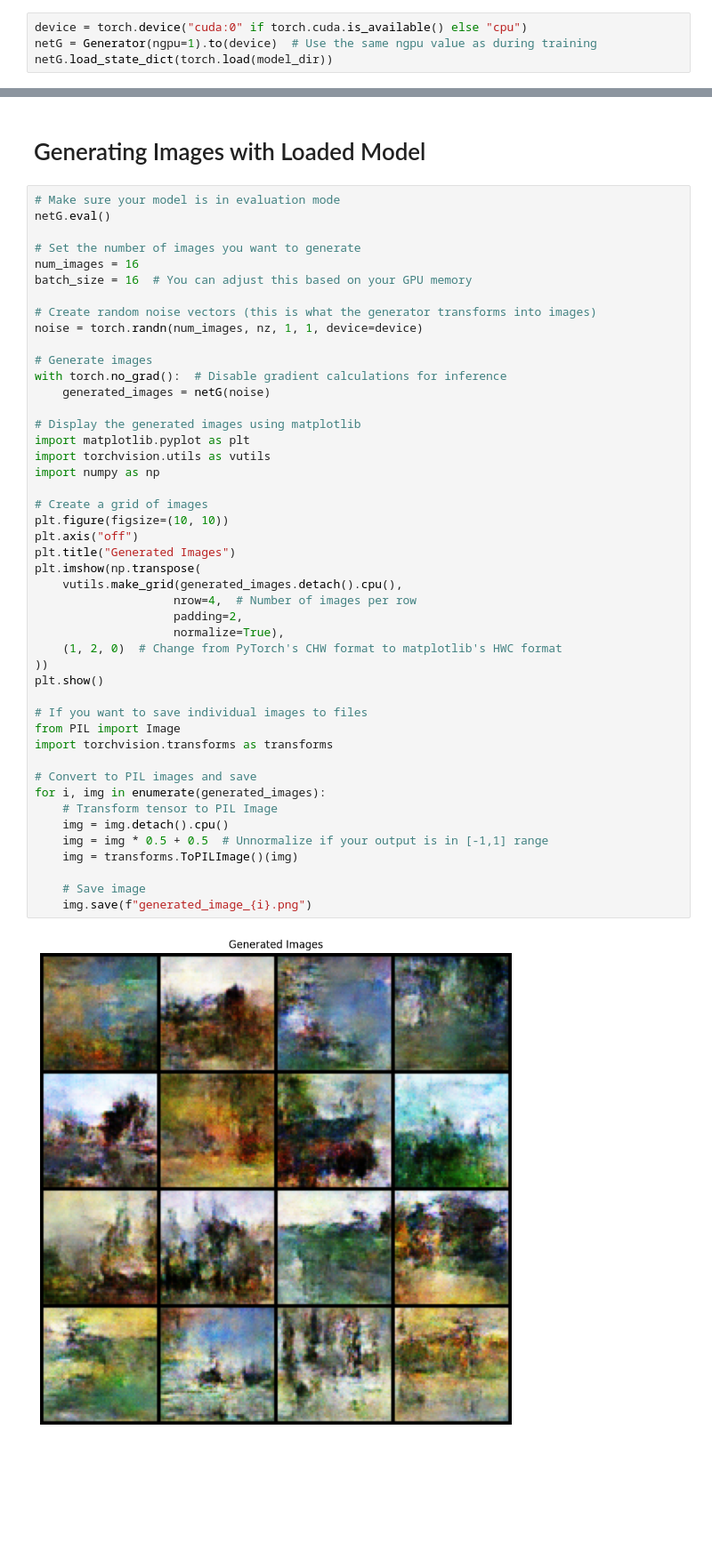
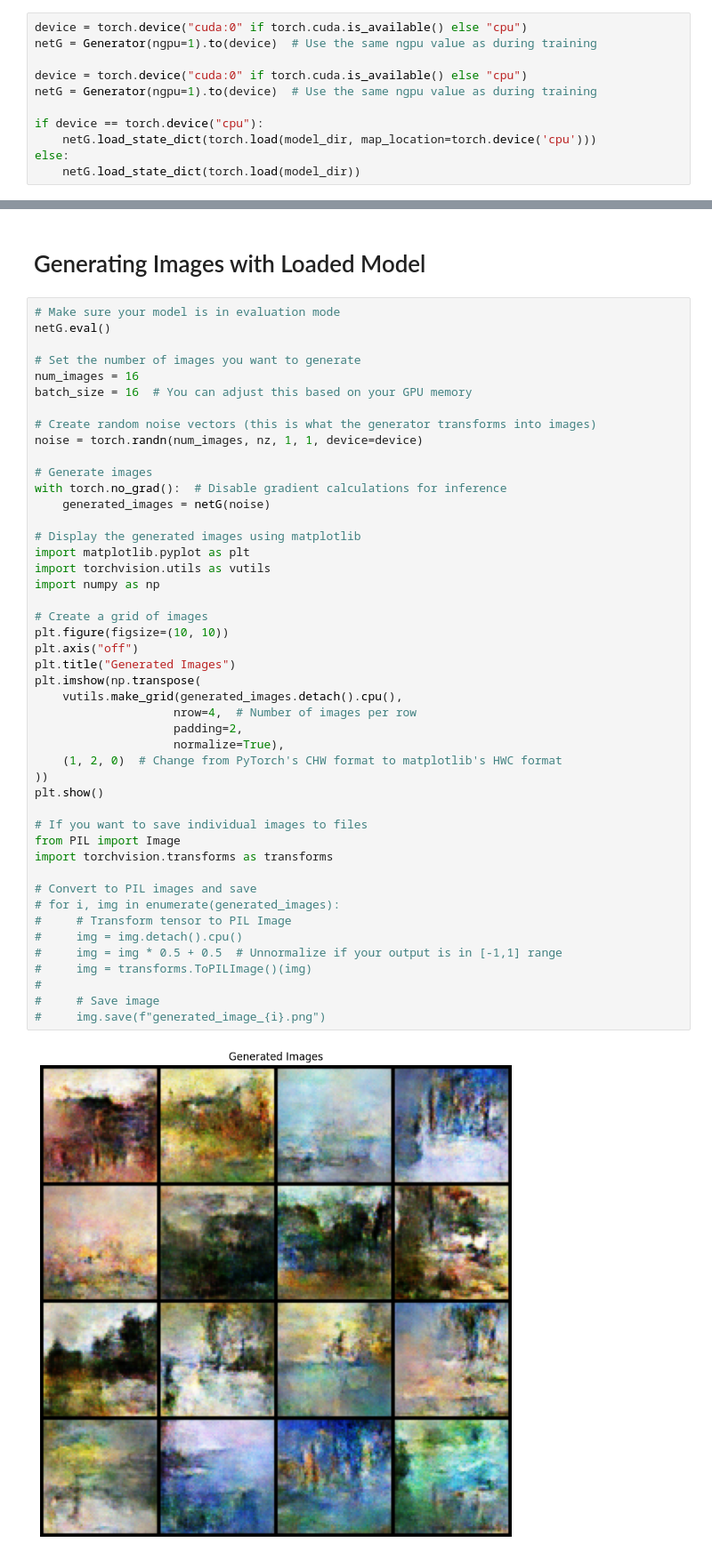
Before and after one commit to dtiourine/ai-art-generator, a Jupyter notebook: notebooks/loading_the_model.ipynb, the cells around one changed output, grey strips where cells are left out. Shown at 89% size. Cells and saved outputs as stored; diff of their text form; blank space fills up the shorter version.

```diff
--- a/notebooks/loading_the_model.ipynb
+++ b/notebooks/loading_the_model.ipynb
@@ -51,4 +53,11 @@ class Generator(nn.Module):
 # %%
 device = torch.device("cuda:0" if torch.cuda.is_available() else "cpu")
 netG = Generator(ngpu=1).to(device)  # Use the same ngpu value as during training
-netG.load_state_dict(torch.load(model_dir))
+
+device = torch.device("cuda:0" if torch.cuda.is_available() else "cpu")
+netG = Generator(ngpu=1).to(device)  # Use the same ngpu value as during training
+
+if device == torch.device("cpu"):
+    netG.load_state_dict(torch.load(model_dir, map_location=torch.device('cpu')))
+else:
+    netG.load_state_dict(torch.load(model_dir))
@@ -68,39 +75,39 @@ batch_size = 16  # You can adjust this based on your GPU memory
 noise = torch.randn(num_images, nz, 1, 1, device=device)
 
 # Generate images
 with torch.no_grad():  # Disable gradient calculations for inference
     generated_images = netG(noise)
 
 # Display the generated images using matplotlib
 import matplotlib.pyplot as plt
 import torchvision.utils as vutils
 import numpy as np
 
 # Create a grid of images
 plt.figure(figsize=(10, 10))
 plt.axis("off")
 plt.title("Generated Images")
 plt.imshow(np.transpose(
     vutils.make_grid(generated_images.detach().cpu(),
                     nrow=4,  # Number of images per row
                     padding=2,
                     normalize=True),
     (1, 2, 0)  # Change from PyTorch's CHW format to matplotlib's HWC format
 ))
 plt.show()
 
 # If you want to save individual images to files
 from PIL import Image
 import torchvision.transforms as transforms
 
 # Convert to PIL images and save
-for i, img in enumerate(generated_images):
-    # Transform tensor to PIL Image
-    img = img.detach().cpu()
-    img = img * 0.5 + 0.5  # Unnormalize if your output is in [-1,1] range
-    img = transforms.ToPILImage()(img)
-
-    # Save image
-    img.save(f"generated_image_{i}.png")
+# for i, img in enumerate(generated_images):
+#     # Transform tensor to PIL Image
+#     img = img.detach().cpu()
+#     img = img * 0.5 + 0.5  # Unnormalize if your output is in [-1,1] range
+#     img = transforms.ToPILImage()(img)
+#
+#     # Save image
+#     img.save(f"generated_image_{i}.png")
 # %% [output]
-[figure, old version]
+[figure, new version]
```
Also changed, not shown: parts of 8 cells of this notebook, 2 other files.
